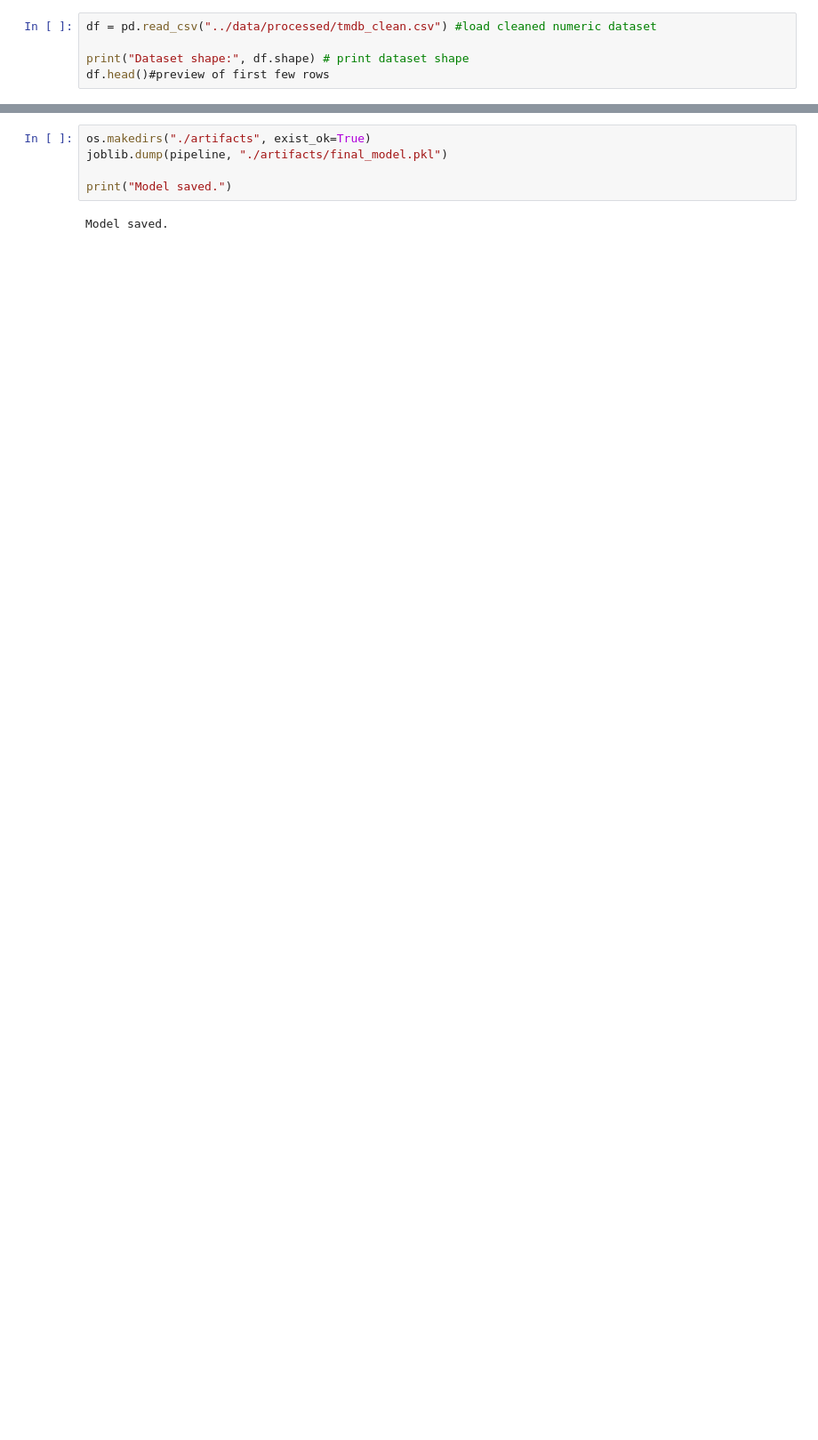
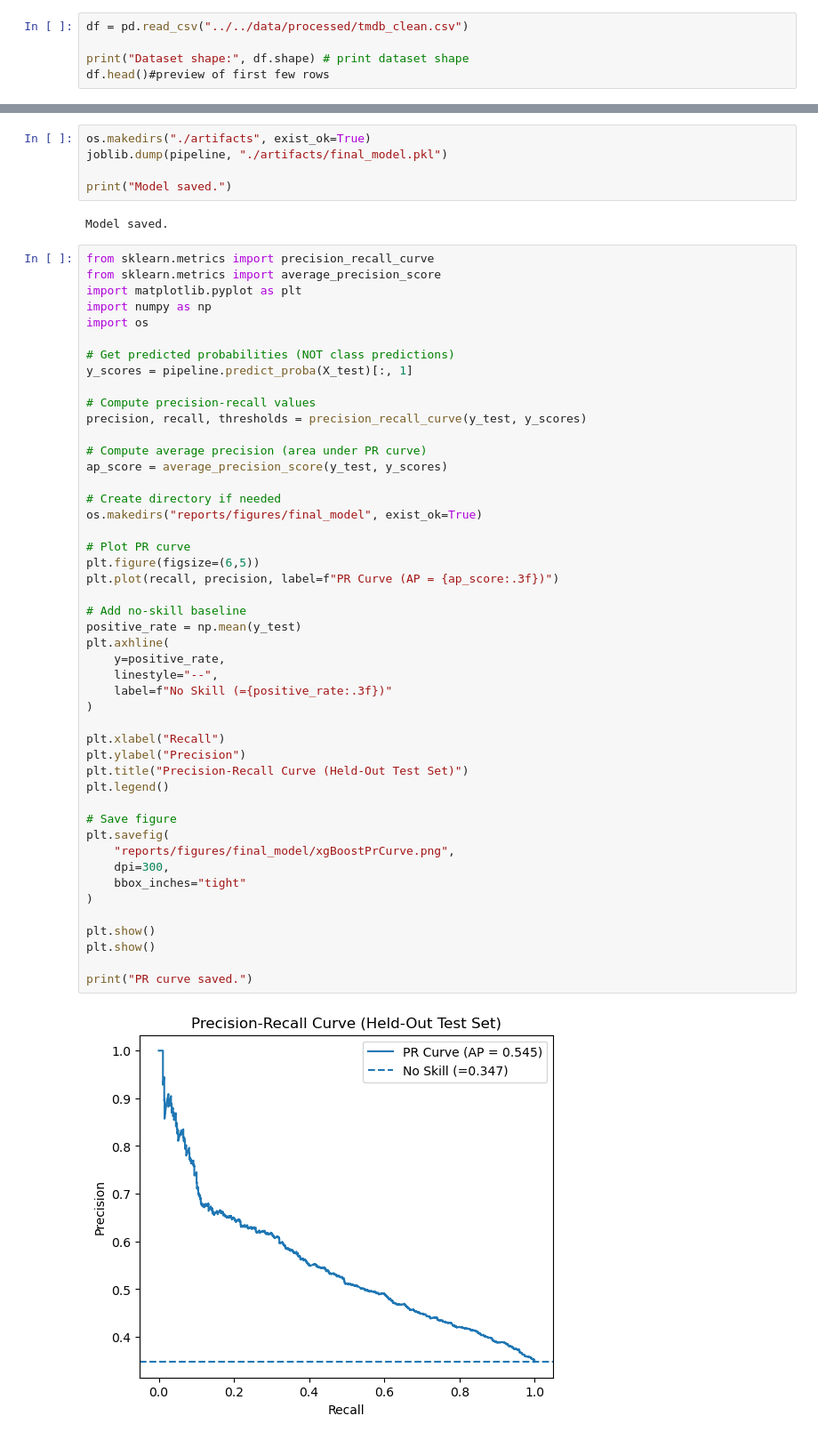
Before and after one commit to joshtoreja/ecs171-imdb-boxoffice-prediction, a Jupyter notebook: notebooks/finalModelEvaluation/final_model_week4.ipynb, the cells around one changed output, grey strips where cells are left out. Shown at 89% size. Saved outputs shown, nothing was run; the diff lists cells and outputs as text; blank space fills up the shorter version.

Commit message:
Final figures and updated README.md

```diff
--- a/notebooks/finalModelEvaluation/final_model_week4.ipynb
+++ b/notebooks/finalModelEvaluation/final_model_week4.ipynb
@@ -39,7 +39,7 @@ from xgboost import XGBClassifier #gradient boosted tree model
 import joblib
 import os
 # %%
-df = pd.read_csv("../data/processed/tmdb_clean.csv") #load cleaned numeric dataset
+df = pd.read_csv("../../data/processed/tmdb_clean.csv")
 
 print("Dataset shape:", df.shape) # print dataset shape
 df.head()#preview of first few rows
@@ -302,3 +342,52 @@ joblib.dump(pipeline, "./artifacts/final_model.pkl")
 print("Model saved.")
 # %% [output]
 Model saved.
+# %%
+from sklearn.metrics import precision_recall_curve
+from sklearn.metrics import average_precision_score
+import matplotlib.pyplot as plt
+import numpy as np
+import os
+
+# Get predicted probabilities (NOT class predictions)
+y_scores = pipeline.predict_proba(X_test)[:, 1]
+
+# Compute precision-recall values
+precision, recall, thresholds = precision_recall_curve(y_test, y_scores)
+
+# Compute average precision (area under PR curve)
+ap_score = average_precision_score(y_test, y_scores)
+
+# Create directory if needed
+os.makedirs("reports/figures/final_model", exist_ok=True)
+
+# Plot PR curve
+plt.figure(figsize=(6,5))
+plt.plot(recall, precision, label=f"PR Curve (AP = {ap_score:.3f})")
+
+# Add no-skill baseline
+positive_rate = np.mean(y_test)
+plt.axhline(
+    y=positive_rate,
+    linestyle="--",
+    label=f"No Skill (={positive_rate:.3f})"
+)
+
+plt.xlabel("Recall")
+plt.ylabel("Precision")
+plt.title("Precision-Recall Curve (Held-Out Test Set)")
+plt.legend()
+
+# Save figure
+plt.savefig(
+    "reports/figures/final_model/xgBoostPrCurve.png",
+    dpi=300,
+    bbox_inches="tight"
+)
+
+plt.show()
+plt.show()
+
+print("PR curve saved.")
+# %% [output]
+[figure, added]
```
Also changed, not shown: parts of 2 cells of this notebook, 10 other files.
